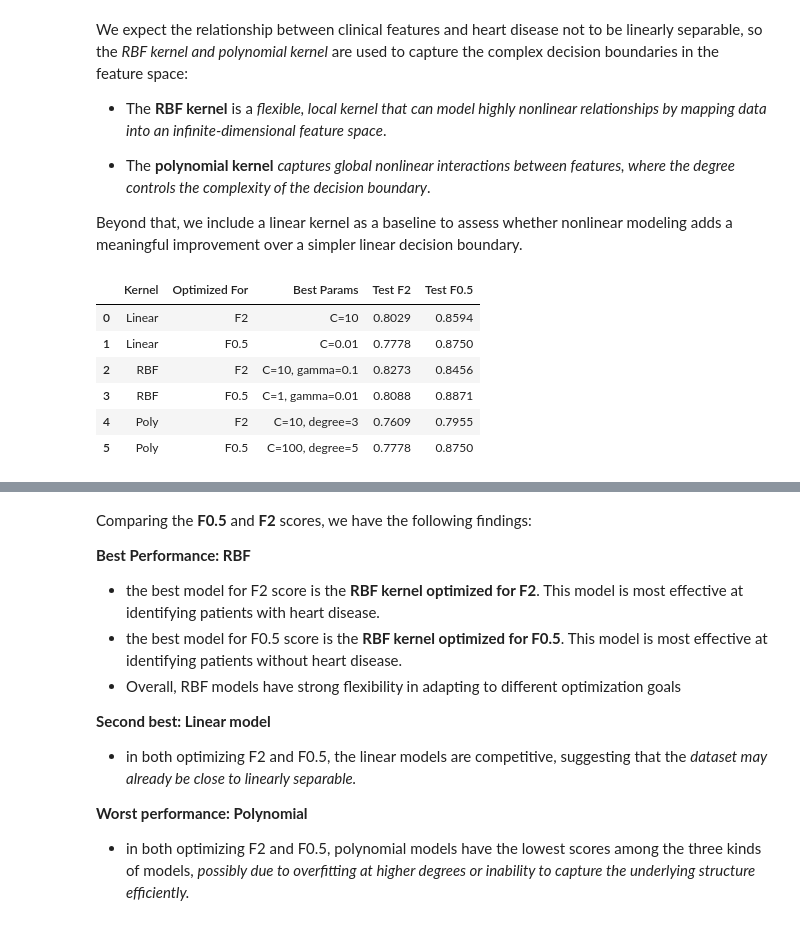
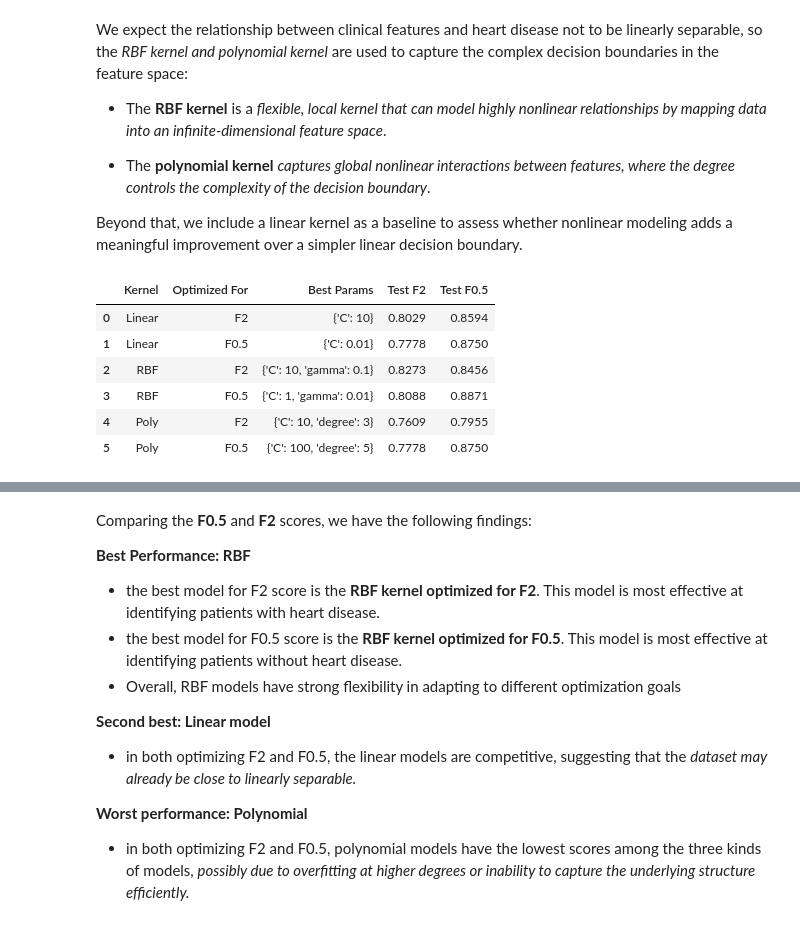
Before and after one commit to Shravani018/ml_2_group1, a Jupyter notebook: Assignment2/ML2_Group1_Assignment2-1.ipynb, the cells around one changed output, grey strips where cells are left out. Saved outputs shown, nothing was run; the diff lists cells and outputs as text; code cells hidden in the pictures.

Commit message:
updating results df code for task 2 and adding viz

```diff
--- a/Assignment2/ML2_Group1_Assignment2-1.ipynb
+++ b/Assignment2/ML2_Group1_Assignment2-1.ipynb
@@ -644,22 +644,32 @@ We expect the relationship between clinical features and heart disease not to be
 - The **polynomial kernel** *captures global nonlinear interactions between features, where the degree controls the complexity of the decision boundary*.
 
 Beyond that, we include a linear kernel as a baseline to assess whether nonlinear modeling adds a meaningful improvement over a simpler linear decision boundary.
-# %%
-results = [
-    ["Linear", "F2",   "C=10",               0.8029, 0.8594],
-    ["Linear", "F0.5", "C=0.01",               0.7778, 0.875],
-    ["RBF",    "F2",   "C=10, gamma=0.1",    0.8273, 0.8456],
-    ["RBF",    "F0.5", "C=1, gamma=0.01",  0.8088, 0.8871],
-    ["Poly",   "F2",   "C=10, degree=3",     0.7609, 0.7955],
-    ["Poly",   "F0.5", "C=100, degree=5",   0.7778, 0.875],
-]
-df_results = pd.DataFrame(results,columns=["Kernel", "Optimized For", "Best Params", "Test F2", "Test F0.5"])
-df_results
-# %% [output]
-|  | Kernel | Optimized For | Best Params | Test F2 | Test F0.5 |
-| 0 | Linear | F2 | C=10 | 0.8029 | 0.8594 |
-| 1 | Linear | F0.5 | C=0.01 | 0.7778 | 0.8750 |
-| 2 | RBF | F2 | C=10, gamma=0.1 | 0.8273 | 0.8456 |
-| 3 | RBF | F0.5 | C=1, gamma=0.01 | 0.8088 | 0.8871 |
-| 4 | Poly | F2 | C=10, degree=3 | 0.7609 | 0.7955 |
-| 5 | Poly | F0.5 | C=100, degree=5 | 0.7778 | 0.8750 |
+# %%
+models = [
+    ("Linear", "F2",   gs_linear_f2,  best_linear_f2,  y_pred_linear_f2),
+    ("Linear", "F0.5", gs_linear_f05, best_linear_f05, y_pred_linear_f05),
+    ("RBF",    "F2",   gs_rbf_f2,     best_rbf_f2,     y_pred_rbf_f2),
+    ("RBF",    "F0.5", gs_rbf_f05,    best_rbf_f05,    y_pred_rbf_f05),
+    ("Poly",   "F2",   gs_poly_f2,    best_poly_f2,    y_pred_poly_f2),
+    ("Poly",   "F0.5", gs_poly_f05,   best_poly_f05,   y_pred_poly_f05),
+]
+rows = []
+for kernel, metric, gs, _, y_pred in models:
+    rows.append({
+        "Kernel":        kernel,
+        "Optimized For": metric,
+        "Best Params":   str(gs.best_params_),
+        "Test F2":       round(fbeta_score(y_test, y_pred, beta=2), 4),
+        "Test F0.5":     round(fbeta_score(y_test, y_pred, beta=0.5), 4),
+    })
+
+df_results = pd.DataFrame(rows)
+df_results
+# %% [output]
+|  | Kernel | Optimized For | Best Params | Test F2 | Test F0.5 |
+| 0 | Linear | F2 | {'C': 10} | 0.8029 | 0.8594 |
+| 1 | Linear | F0.5 | {'C': 0.01} | 0.7778 | 0.8750 |
+| 2 | RBF | F2 | {'C': 10, 'gamma': 0.1} | 0.8273 | 0.8456 |
+| 3 | RBF | F0.5 | {'C': 1, 'gamma': 0.01} | 0.8088 | 0.8871 |
+| 4 | Poly | F2 | {'C': 10, 'degree': 3} | 0.7609 | 0.7955 |
+| 5 | Poly | F0.5 | {'C': 100, 'degree': 5} | 0.7778 | 0.8750 |
```
Also changed, not shown: parts of 1 cell of this notebook.
